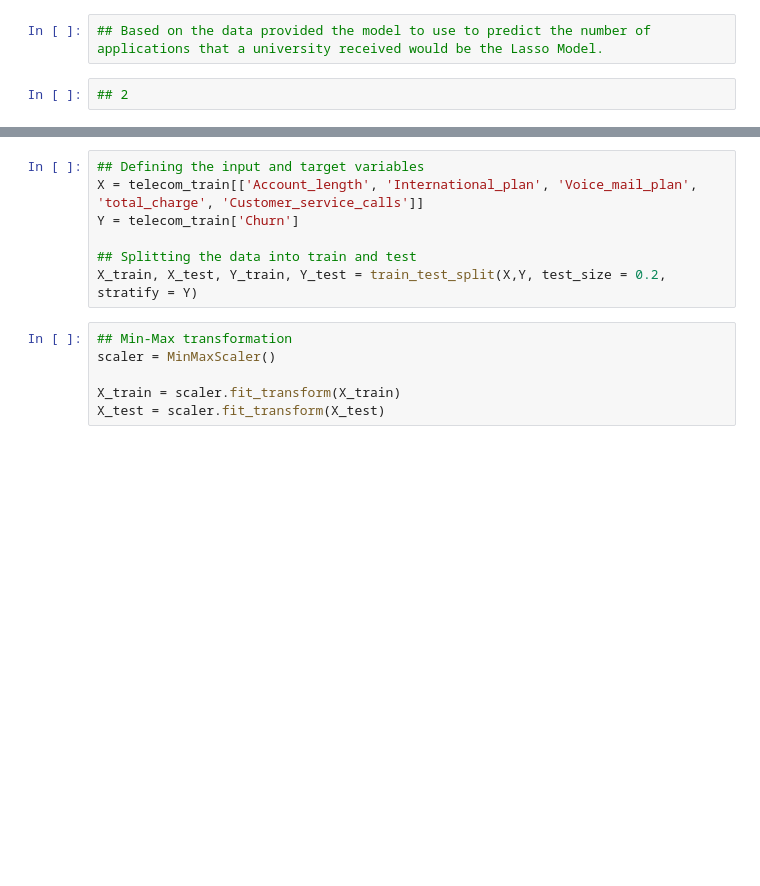
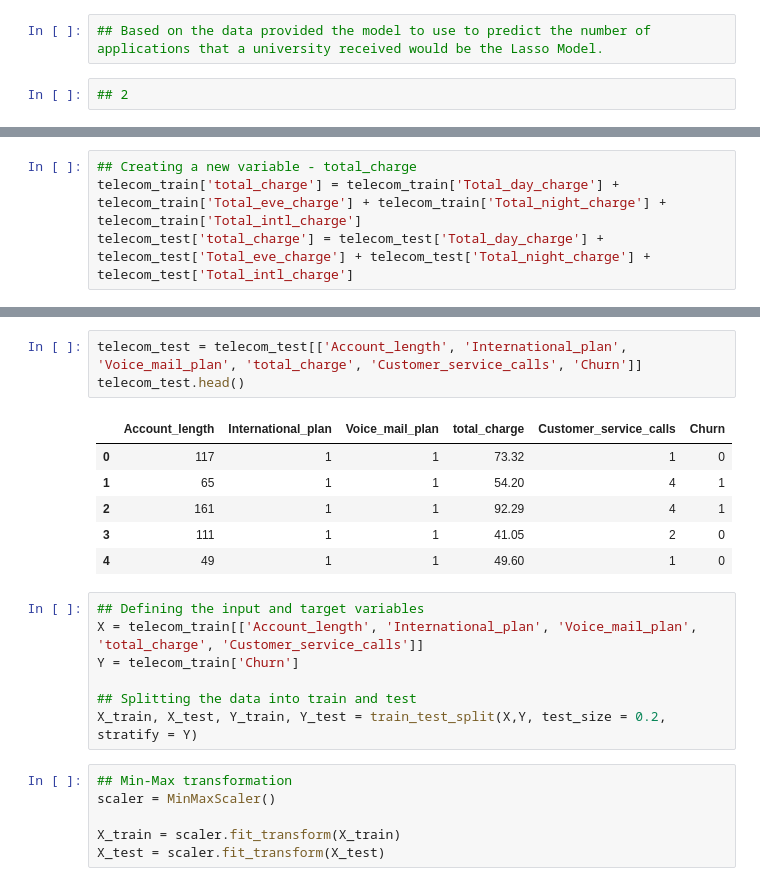
Before and after one commit to Babinmck/DATA445, a Jupyter notebook: Exams/Exam_1.ipynb, the cells around one changed output, grey strips where cells are left out. Drawn from its saved outputs; the diff is of its cells as text; blank space fills up the shorter version.

```diff
--- a/Exams/Exam_1.ipynb
+++ b/Exams/Exam_1.ipynb
@@ -220,2 +221,6 @@ TypeError: can only concatenate list (not "str") to list
+# %%
+## Creating a new variable - total_charge
+telecom_train['total_charge'] = telecom_train['Total_day_charge'] + telecom_train['Total_eve_charge'] + telecom_train['Total_night_charge'] + telecom_train['Total_intl_charge']
+telecom_test['total_charge'] = telecom_test['Total_day_charge'] + telecom_test['Total_eve_charge'] + telecom_test['Total_night_charge'] + telecom_test['Total_intl_charge']
 # %%
 ## Keeping these variables
@@ -226,3 +236,13 @@ telecom_test.head()
+# %%
+telecom_test = telecom_test[['Account_length', 'International_plan', 'Voice_mail_plan', 'total_charge', 'Customer_service_calls', 'Churn']]
+telecom_test.head()
+# %% [output]
+|  | Account_length | International_plan | Voice_mail_plan | total_charge | Customer_service_calls | Churn |
+| 0 | 117 | 1 | 1 | 73.32 | 1 | 0 |
+| 1 | 65 | 1 | 1 | 54.20 | 4 | 1 |
+| 2 | 161 | 1 | 1 | 92.29 | 4 | 1 |
+| 3 | 111 | 1 | 1 | 41.05 | 2 | 0 |
+| 4 | 49 | 1 | 1 | 49.60 | 1 | 0 |
 # %%
 ## Defining the input and target variables
 X = telecom_train[['Account_length', 'International_plan', 'Voice_mail_plan', 'total_charge', 'Customer_service_calls']]
```
Also changed, not shown: parts of 24 cells of this notebook.
